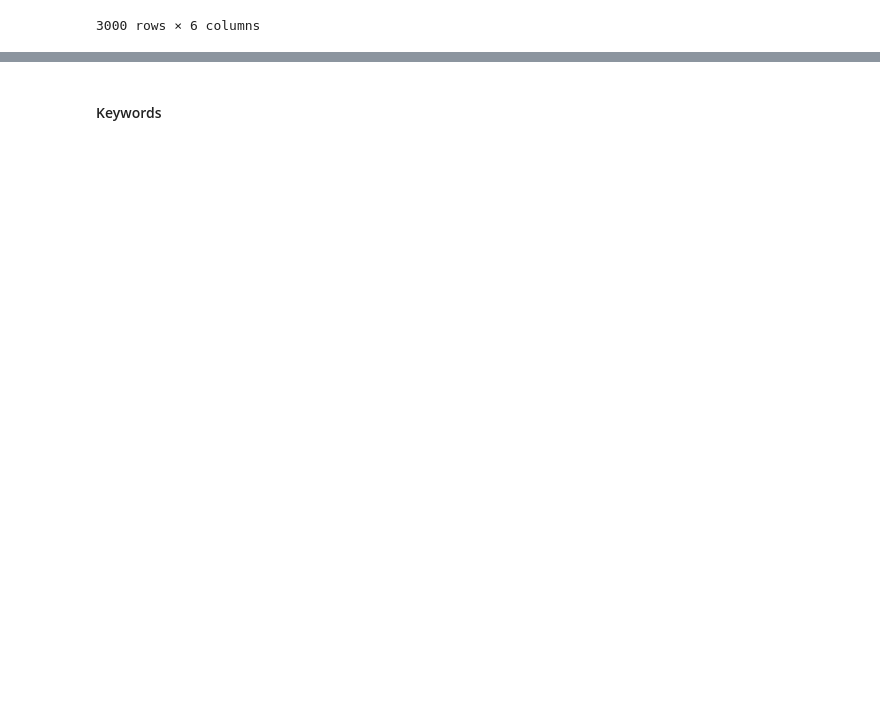
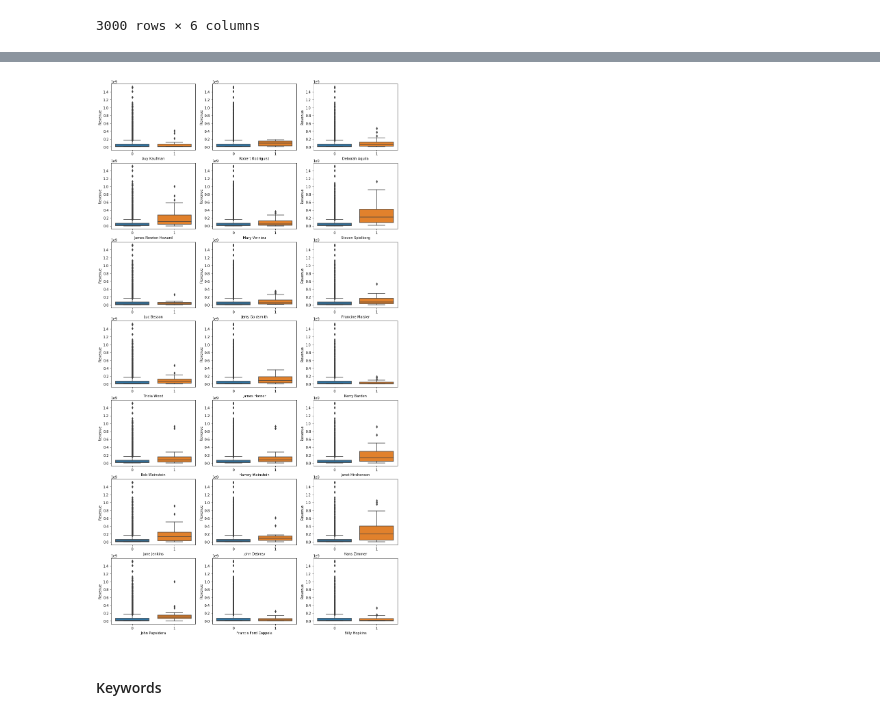
Before and after one commit to julianikulski/tmdb, a Jupyter notebook: tmdb.ipynb, the cells around one changed output, grey strips where cells are left out. Saved outputs shown, nothing was run; the diff lists cells and outputs as text; code cells hidden in the pictures; blank space fills up the shorter version.

Commit message:
feat: Top 21 crew members and their revenue distribution

```diff
--- a/tmdb.ipynb
+++ b/tmdb.ipynb
@@ -650,0 +673,14 @@ Given who the director or producer of a film is, I'd be interested to see whethe
+# %%
+# Top 21 crew members
+counter = 0
+top_crew = []
+for person in total_count(train, 'crew'):
+    if counter == 21:
+        break
+    else:
+        header_name = str(person[0])+'_name'
+        train[header_name] = train['crew_temp'].apply(lambda x: 1 if person[0] in x else 0)
+        top_crew.append(person[0])
+    counter += 1
+
+top_crew
@@ -651,3 +705,20 @@ Given who the director or producer of a film is, I'd be interested to see whethe
+# %%
+# plotting the revenue of the most common crew members vs. the rest
+fig, ax = plt.subplots(7, 3, figsize = [15, 29])
+# crew counter
+counter = 0
+
+for j in range(len(ax)):
+    for i in range(len(ax[j])):
+        if j == 6 and i == 3:
+            break
+        else:
+            ax[j][i] = sb.boxplot(data = train, x = top_crew[counter]+'_name', y = 'revenue', ax=ax[j][i])
+            ax[j][i].set_ylabel('Revenue')
+            ax[j][i].set_xlabel(top_crew[counter])
+            counter += 1
+# %% [output]
+[figure, added]
 # %% [markdown]
 #### Keywords
 # %%
```
Also changed, not shown: parts of 5 cells of this notebook.
